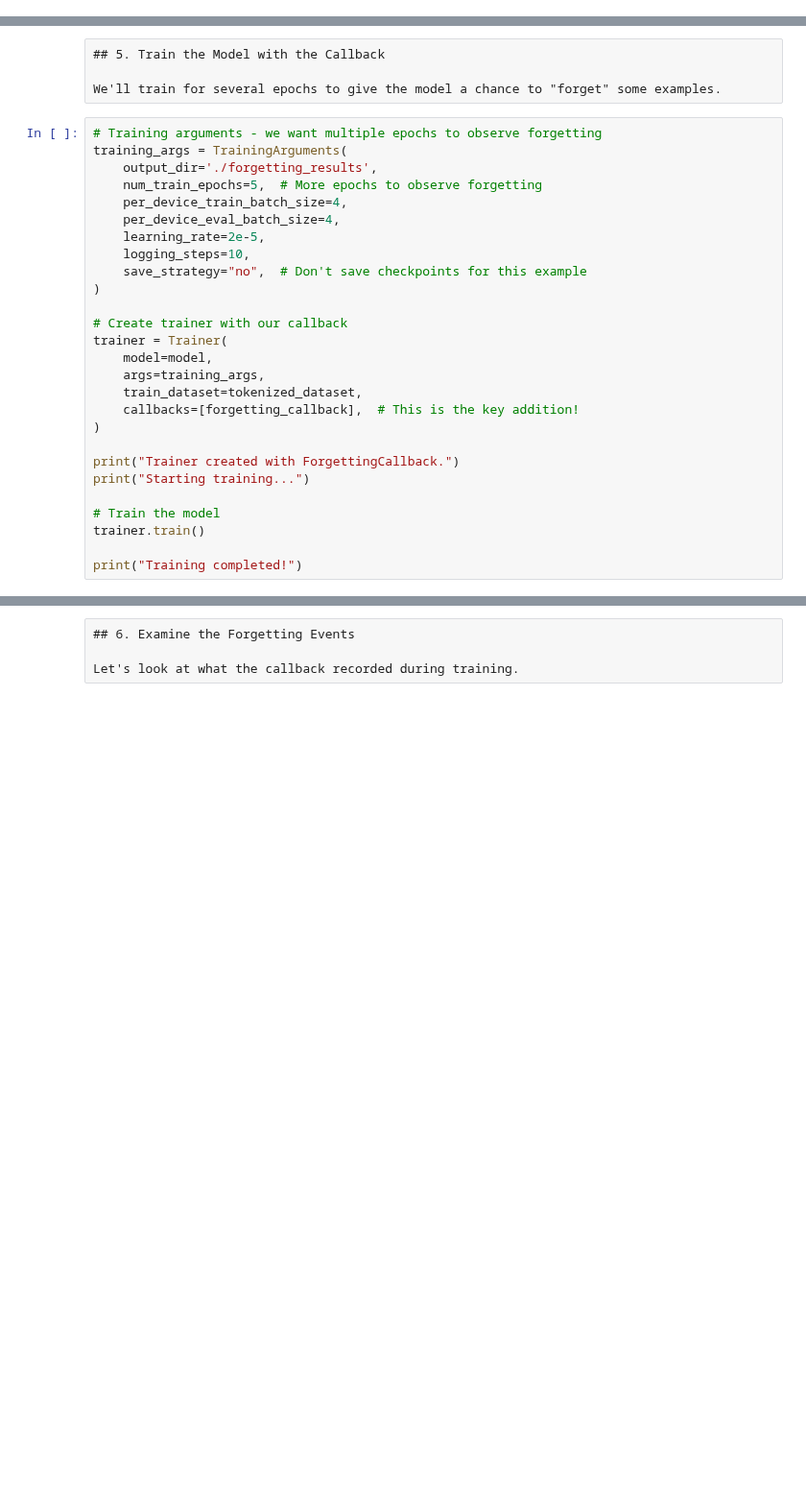
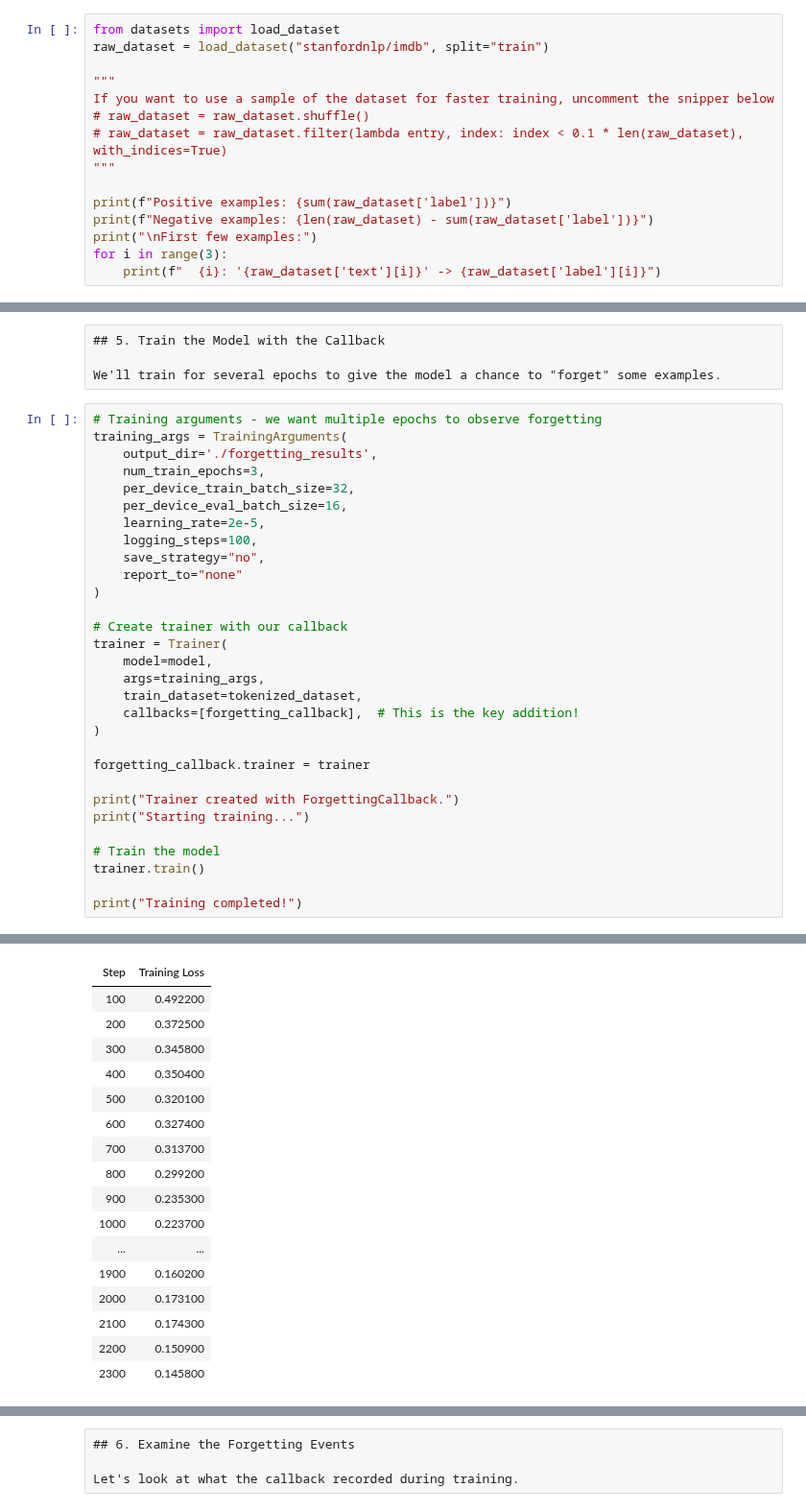
Before and after one commit to ahazeemi/dPrune, a Jupyter notebook: examples/forgetting_score_example.ipynb, the cells around one changed output, grey strips where cells are left out. Shown at 96% size. Saved outputs shown, nothing was run; the diff lists cells and outputs as text; blank space fills up the shorter version.

Commit message:
Update forgetting callback to use trainer externally

```diff
--- a/examples/forgetting_score_example.ipynb
+++ b/examples/forgetting_score_example.ipynb
@@ -89,0 +52,15 @@ for i in range(3):
+# %%
+from datasets import load_dataset
+raw_dataset = load_dataset("stanfordnlp/imdb", split="train")
+
+"""
+If you want to use a sample of the dataset for faster training, uncomment the snipper below
+# raw_dataset = raw_dataset.shuffle()
+# raw_dataset = raw_dataset.filter(lambda entry, index: index < 0.1 * len(raw_dataset), with_indices=True)
+"""
+
+print(f"Positive examples: {sum(raw_dataset['label'])}")
+print(f"Negative examples: {len(raw_dataset) - sum(raw_dataset['label'])}")
+print("\nFirst few examples:")
+for i in range(3):
+    print(f"  {i}: '{raw_dataset['text'][i]}' -> {raw_dataset['label'][i]}")
@@ -119,12 +108,13 @@ We'll train for several epochs to give the model a chance to "forget" some examp
 # Training arguments - we want multiple epochs to observe forgetting
 training_args = TrainingArguments(
     output_dir='./forgetting_results',
-    num_train_epochs=5,  # More epochs to observe forgetting
-    per_device_train_batch_size=4,
-    per_device_eval_batch_size=4,
+    num_train_epochs=3,
+    per_device_train_batch_size=32,
+    per_device_eval_batch_size=16,
     learning_rate=2e-5,
-    logging_steps=10,
-    save_strategy="no",  # Don't save checkpoints for this example
+    logging_steps=100,
+    save_strategy="no",
+    report_to="none"
 )
 
 # Create trainer with our callback
@@ -135,6 +125,8 @@ trainer = Trainer(
     callbacks=[forgetting_callback],  # This is the key addition!
 )
 
+forgetting_callback.trainer = trainer
+
 print("Trainer created with ForgettingCallback.")
 print("Starting training...")
 
@@ -142,3 +134,4 @@ print("Starting training...")
 trainer.train()
 
 print("Training completed!")
+# %% [output]
@@ -144,0 +141,17 @@ print("Training completed!")
+| Step | Training Loss |
+| 100 | 0.492200 |
+| 200 | 0.372500 |
+| 300 | 0.345800 |
+| 400 | 0.350400 |
+| 500 | 0.320100 |
+| 600 | 0.327400 |
+| 700 | 0.313700 |
+| 800 | 0.299200 |
+| 900 | 0.235300 |
+| 1000 | 0.223700 |
+| ... | ... |
+| 1900 | 0.160200 |
+| 2000 | 0.173100 |
+| 2100 | 0.174300 |
+| 2200 | 0.150900 |
+| 2300 | 0.145800 |
```
Also changed, not shown: parts of 18 cells of this notebook, 2 other files.
